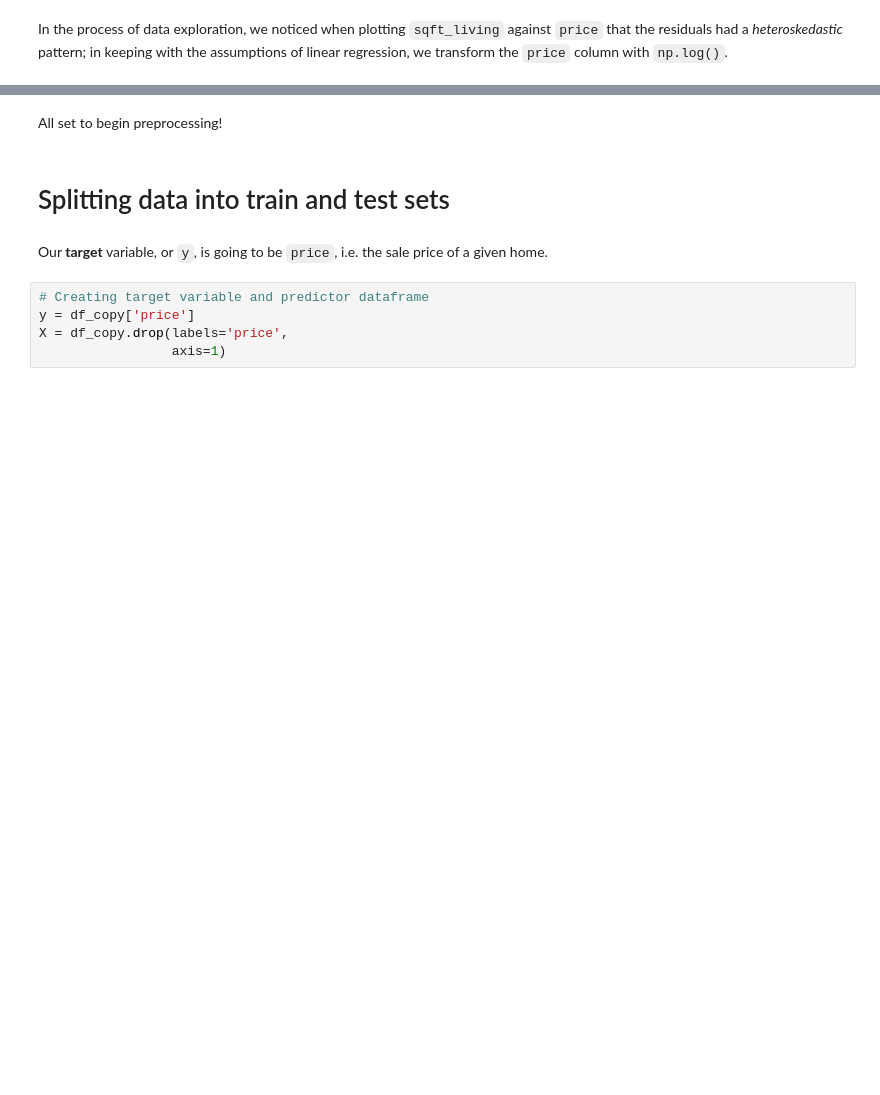
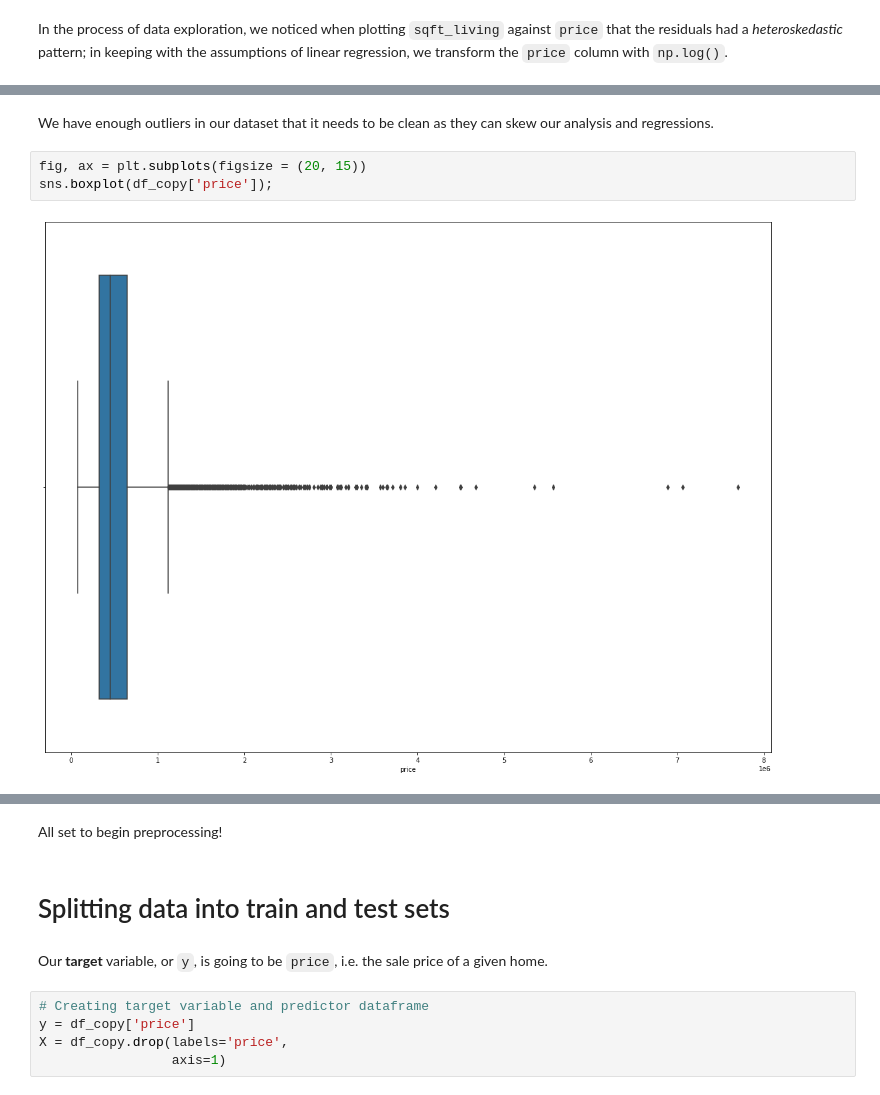
Before and after one commit to xiaohua-su/King_County_Real_Estate_Analysis, a Jupyter notebook: King_County_Real_Estate_Analysis.ipynb, the cells around one changed output, grey strips where cells are left out. Saved outputs shown, nothing was run; the diff lists cells and outputs as text; blank space fills up the shorter version.

```diff
--- a/King_County_Real_Estate_Analysis.ipynb
+++ b/King_County_Real_Estate_Analysis.ipynb
@@ -364,0 +345,7 @@ In the process of data exploration, we noticed when plotting `sqft_living` again
+# %% [markdown]
+We have enough outliers in our dataset that it needs to be clean as they can skew our analysis and regressions.
+# %%
+fig, ax = plt.subplots(figsize = (20, 15))
+sns.boxplot(df_copy['price']);
+# %% [output]
+[figure, added]
```
Also changed, not shown: parts of 196 cells of this notebook, 4 other files.
